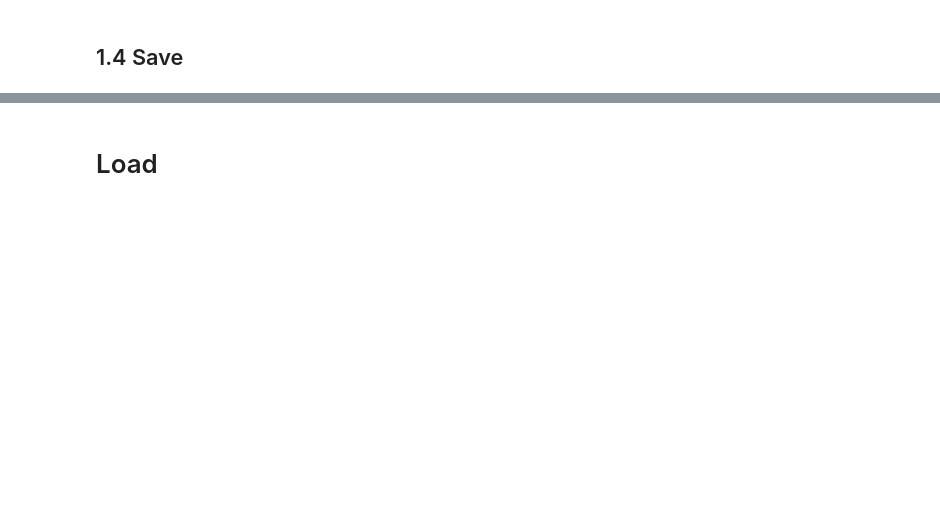
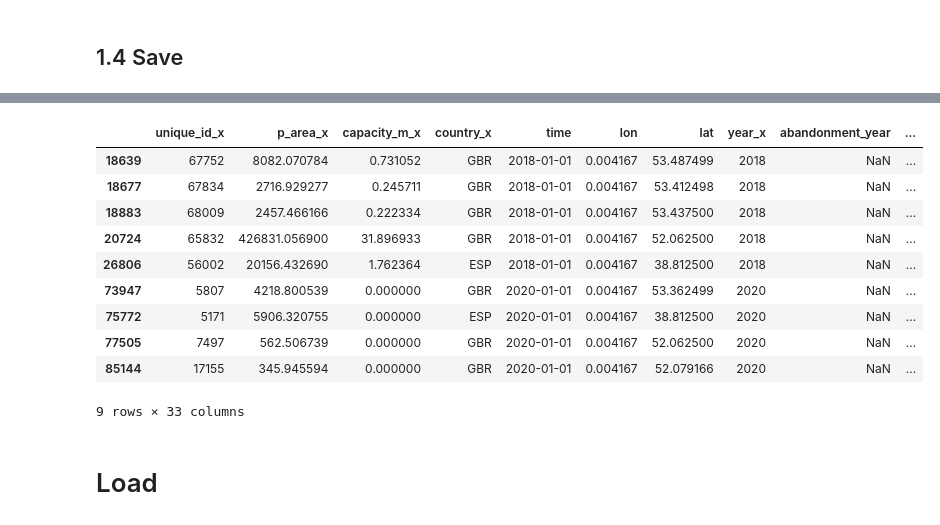
Before and after one commit to px39n/Landuse_Zhong, a Jupyter notebook: 2.2 process_csv_for_embedding.ipynb, the cells around one changed output, grey strips where cells are left out. Drawn from its saved outputs; the diff is of its cells as text; code cells hidden in the pictures; blank space fills up the shorter version.

```diff
--- a/2.2 process_csv_for_embedding.ipynb
+++ b/2.2 process_csv_for_embedding.ipynb
@@ -760,3 +822,19 @@ Valid Slope values: 314552 (8.69%)
+# %%
+missing_keys = pd.merge(pv_df_dedup, final_merged_df, on=['lat', 'lon','time'], how='left', indicator=True)
+missing = missing_keys[missing_keys['_merge'] == 'left_only']
+missing
+# %% [output]
+|  | unique_id_x | p_area_x | capacity_m_x | country_x | time | lon | lat | year_x | abandonment_year | ... |
+| 18639 | 67752 | 8082.070784 | 0.731052 | GBR | 2018-01-01 | 0.004167 | 53.487499 | 2018 | NaN | ... |
+| 18677 | 67834 | 2716.929277 | 0.245711 | GBR | 2018-01-01 | 0.004167 | 53.412498 | 2018 | NaN | ... |
+| 18883 | 68009 | 2457.466166 | 0.222334 | GBR | 2018-01-01 | 0.004167 | 53.437500 | 2018 | NaN | ... |
+| 20724 | 65832 | 426831.056900 | 31.896933 | GBR | 2018-01-01 | 0.004167 | 52.062500 | 2018 | NaN | ... |
+| 26806 | 56002 | 20156.432690 | 1.762364 | ESP | 2018-01-01 | 0.004167 | 38.812500 | 2018 | NaN | ... |
+| 73947 | 5807 | 4218.800539 | 0.000000 | GBR | 2020-01-01 | 0.004167 | 53.362499 | 2020 | NaN | ... |
+| 75772 | 5171 | 5906.320755 | 0.000000 | ESP | 2020-01-01 | 0.004167 | 38.812500 | 2020 | NaN | ... |
+| 77505 | 7497 | 562.506739 | 0.000000 | GBR | 2020-01-01 | 0.004167 | 52.062500 | 2020 | NaN | ... |
+| 85144 | 17155 | 345.945594 | 0.000000 | GBR | 2020-01-01 | 0.004167 | 52.079166 | 2020 | NaN | ... |
+9 rows × 33 columns
 # %% [markdown]
 # Load
 # %%
```
Also changed, not shown: parts of 14 cells of this notebook, 9 other files.
